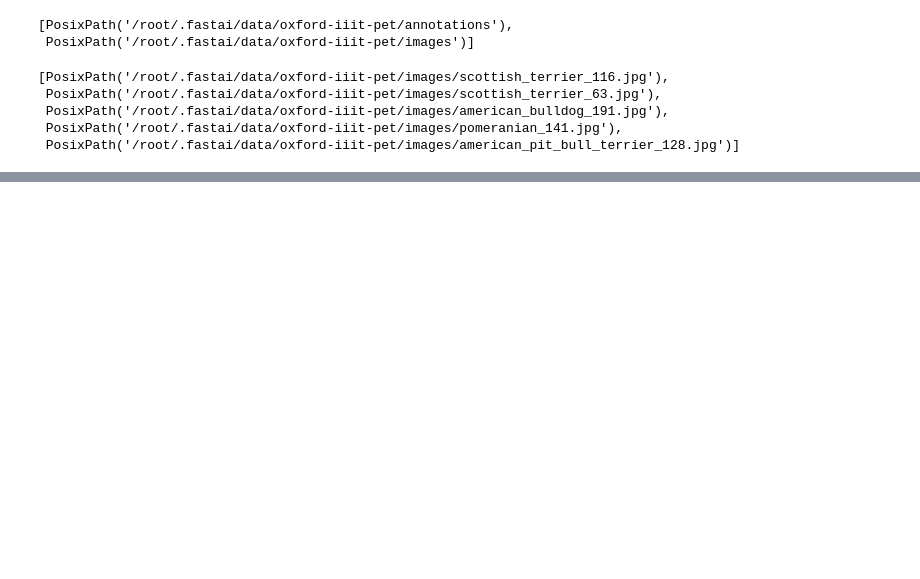
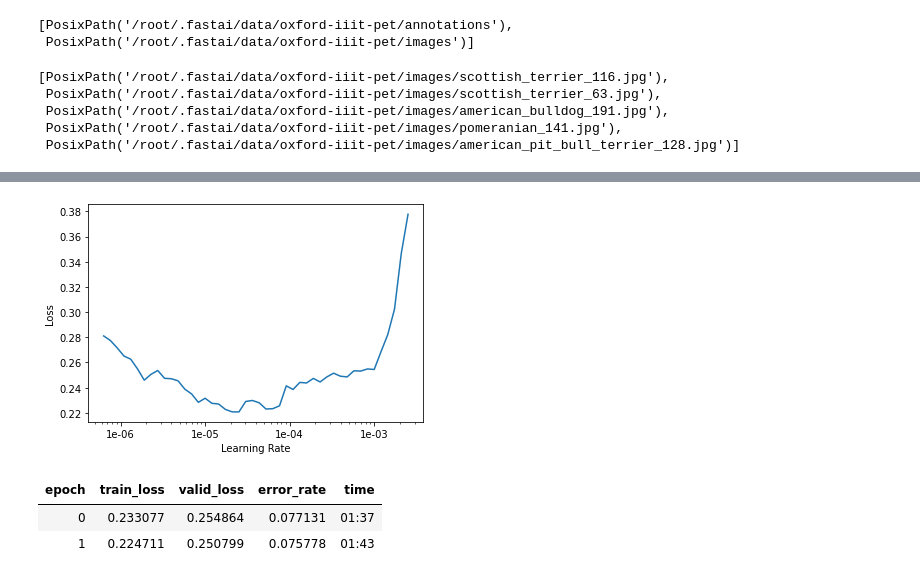
Before and after one commit to joaopedsa/testes-fastai, a Jupyter notebook: teste-fastai.ipynb, the cells around one changed output, grey strips where cells are left out. Saved outputs shown, nothing was run; the diff lists cells and outputs as text; code cells hidden in the pictures; blank space fills up the shorter version.

```diff
--- a/teste-fastai.ipynb
+++ b/teste-fastai.ipynb
@@ -65,0 +138,2 @@ data.show_batch(rows=3, figsize=(7,6))
+# %%
+learn.fit_one_cycle(1)
@@ -65,0 +152,11 @@ data.show_batch(rows=3, figsize=(7,6))
+# %%
+learn.recorder.plot()
+# %% [output]
+[figure, added]
+# %%
+learn.unfreeze()
+learn.fit_one_cycle(2, max_lr=slice(1e-6,1e-4))
+# %% [output]
+| epoch | train_loss | valid_loss | error_rate | time |
+| 0 | 0.233077 | 0.254864 | 0.077131 | 01:37 |
+| 1 | 0.224711 | 0.250799 | 0.075778 | 01:43 |
```
Also changed, not shown: parts of 20 cells of this notebook.
